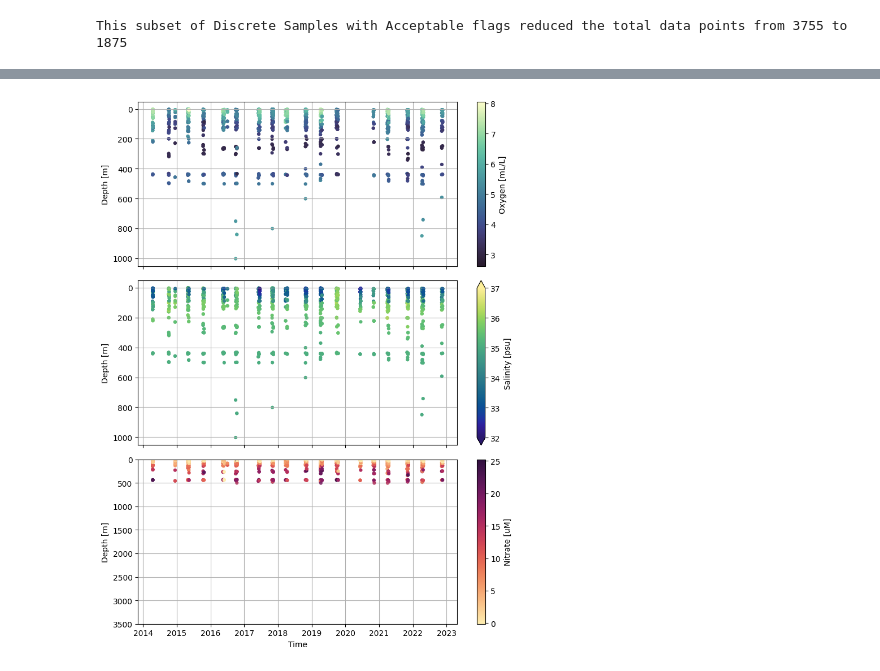
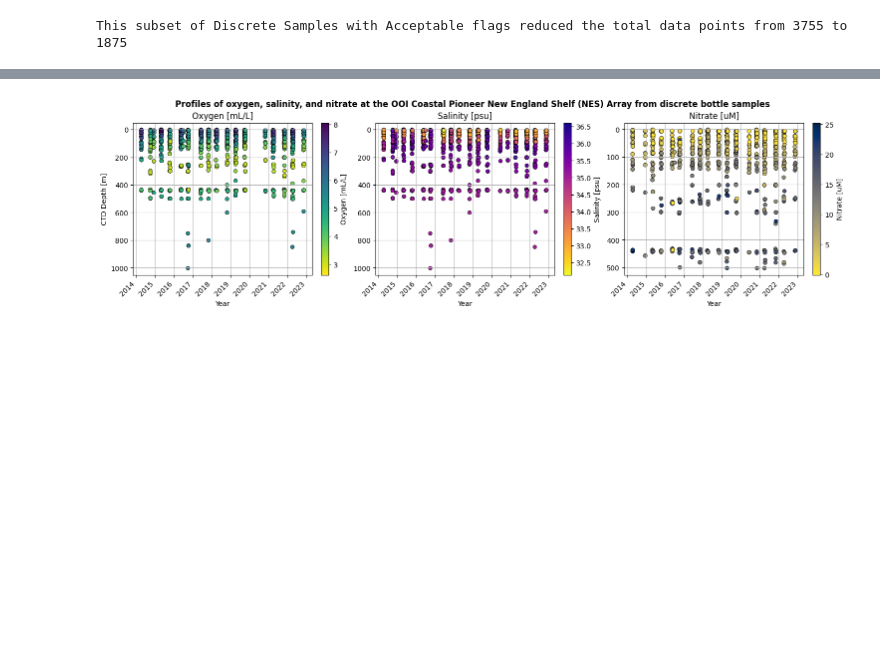
Before and after one commit to WHOIGit/ooi-on-bco-dmo, a Jupyter notebook: notebooks/0-OOI-Pioneer-NES-discrete-sample-article-figures.ipynb, the cells around one changed output, grey strips where cells are left out. Drawn from its saved outputs; the diff is of its cells as text; code cells hidden in the pictures; blank space fills up the shorter version.

```diff
--- a/notebooks/0-OOI-Pioneer-NES-discrete-sample-article-figures.ipynb
+++ b/notebooks/0-OOI-Pioneer-NES-discrete-sample-article-figures.ipynb
@@ -67,0 +42,9 @@ Index(['Cruise', 'Station', 'Target_Asset', 'Start_Latitude',
+# %%
+# Point to the BCO-DMO ERDDAP dataset URL
+url = "https://erddap.bco-dmo.org/erddap/files/bcodmo_dataset_966896_v1/966896_v1_ooi_pioneer_nes_ctd_and_water_sampling_data.csv"
+
+# Read the datase from the URL into a pandas dataframe
+df = pd.read_csv(url)
+
+# Check the first few rows to ensure the dataset has been loaded and generally looks as expected
+df.head()
@@ -68,6 +64,6 @@ Index(['Cruise', 'Station', 'Target_Asset', 'Start_Latitude',
 # %%
 # Convert the CTD Bottle Closure Time to a datetime data type
-df["CTD_Bottle_Closure_Time"] = pd.to_datetime(df["CTD_Bottle_Closure_Time"], yearfirst=True, utc=True)
+df["CTD_Bottle_Closure_Time"] = pd.to_datetime(df["CTD_Bottle_Closure_Time"], utc=True, errors="coerce")
 df.dtypes["CTD_Bottle_Closure_Time"]
 # %% [output]
 datetime64[ns, UTC]
@@ -126,8 +132,8 @@ cmap_nitr = cmo.matter
 #cmap_chl = cmo.algae
 cmap_time = cmo.tempo_r
 # %%
-# set up time for matplotlib plots
-time = df_qc["CTD_Bottle_Closure_Time"].values
+# Configure time values for matplotlib plots
+time = df_qc["CTD_Bottle_Closure_Time"].dt.tz_convert(None)
 
 # Create a matplotlib-friendly numeric time array
 mpl_time = mpl.dates.date2num(time)
@@ -144,37 +151,56 @@ Plot Quality Controlled Data
 # %%
-# Create the subplots with time on the x-axis
-fig, axs = plt.subplots(3, 1, figsize=(8,10), sharex=True, layout="tight")
+# Create figure and subplots
+fig, axs = plt.subplots(1, 3, figsize=(15, 4), sharey=False, constrained_layout=True)
 
 # Discrete Oxygen
-plt.subplot(3,1,1)
+sc0 = axs[0].scatter(x=mpl_time[flag_oxy],
+                     y=df_qc["CTD_Depth"][flag_oxy],
+                     s=30, c=df_qc["Discrete_Oxygen"][flag_oxy],
+                     cmap="viridis_r", edgecolors="k", linewidths=0.5)
 axs[0].invert_yaxis()
-plt.scatter(x=time[flag_oxy], y=df_qc["CTD_Depth"][flag_oxy], s=20,
-            c=df_qc["Discrete_Oxygen"][flag_oxy], cmap=cmap_oxy,
-            edgecolors="none")
-plt.grid()
-plt.colorbar(label="Oxygen [mL/L]")
-axs[0].set_ylabel("Depth [m]")
+axs[0].grid()
+axs[0].set_xlabel("Year")
+axs[0].set_ylabel("CTD Depth [m]")
+axs[0].set_title("Oxygen [mL/L]")
 
 # Discrete Salinity
-plt.subplot(3,1,2)
+sc1 = axs[1].scatter(x=mpl_time[flag_sal],
+                     y=df_qc["CTD_Depth"][flag_sal],
+                     s=30, c=df_qc["Discrete_Salinity"][flag_sal],
+                     cmap="plasma_r", edgecolors="k", linewidths=0.5)
 axs[1].invert_yaxis()
-plt.scatter(x=time[flag_sal], y=df_qc["CTD_Depth"][flag_sal], s=20,
-            c=df_qc["Discrete_Salinity"][flag_sal], cmap=cmap_salt,
-            edgecolors="none", vmin=32, vmax=37)
-plt.grid()
-plt.colorbar(label="Salinity [psu]", extend='both')
-axs[1].set_ylabel("Depth [m]")
+axs[1].grid()
+axs[1].set_xlabel("Year")
+axs[1].set_title("Salinity [psu]")
 
 # Discrete Nitrate
-plt.subplot(3,1,3)
-axs[2].set_ylim([0, 600])
+sc2 = axs[2].scatter(x=mpl_time[flag_ntr],
+                     y=df_qc["CTD_Depth"][flag_ntr],
+                     s=30, c=df_qc["Discrete_Nitrate"][flag_ntr],
+                     cmap="cividis_r", edgecolors="k", linewidths=0.5)
 axs[2].invert_yaxis()
-plt.scatter(x=time[flag_ntr], y=df_qc["CTD_Depth"][flag_ntr], s=20,
-            c=df_qc["Discrete_Nitrate"][flag_ntr], cmap=cmap_nitr,
-            edgecolors="none")
-plt.grid()
-plt.colorbar(label="Nitrate [uM]")
-axs[2].set_ylabel("Depth [m]")
+axs[2].grid()
+axs[2].set_xlabel("Year")
+axs[2].set_title("Nitrate [uM]")
 
-axs[2].set_xlabel("Time")
+# Add colorbars
+fig.colorbar(sc0, ax=axs[0], orientation="vertical", label="Oxygen [mL/L]")
+fig.colorbar(sc1, ax=axs[1], orientation="vertical", label="Salinity [psu]")
+fig.colorbar(sc2, ax=axs[2], orientation="vertical", label="Nitrate [uM]")
+
+# Format dates
+locator = AutoDateLocator()
+formatter = AutoDateFormatter(locator)
+for ax in axs:
+    ax.xaxis.set_major_locator(locator)
+    ax.xaxis.set_major_formatter(formatter)
+    for label in ax.get_xticklabels():
+        label.set_rotation(45)
+        label.set_ha("right")
+
+# Or automatically adjust
+fig.autofmt_xdate()
+fig.suptitle("Profiles of oxygen, salinity, and nitrate at the OOI Coastal Pioneer New England Shelf (NES) Array from discrete bottle samples", fontsize=12, fontweight="bold", y=1.05)
+plt.show()
+plt.show()
 # %% [output]
@@ -182,2 +207,2 @@ Text(0.5, 0, 'Time')
-[figure, old version]
+[figure, new version]
 # %% [markdown]
```
Also changed, not shown: parts of 29 cells of this notebook.
